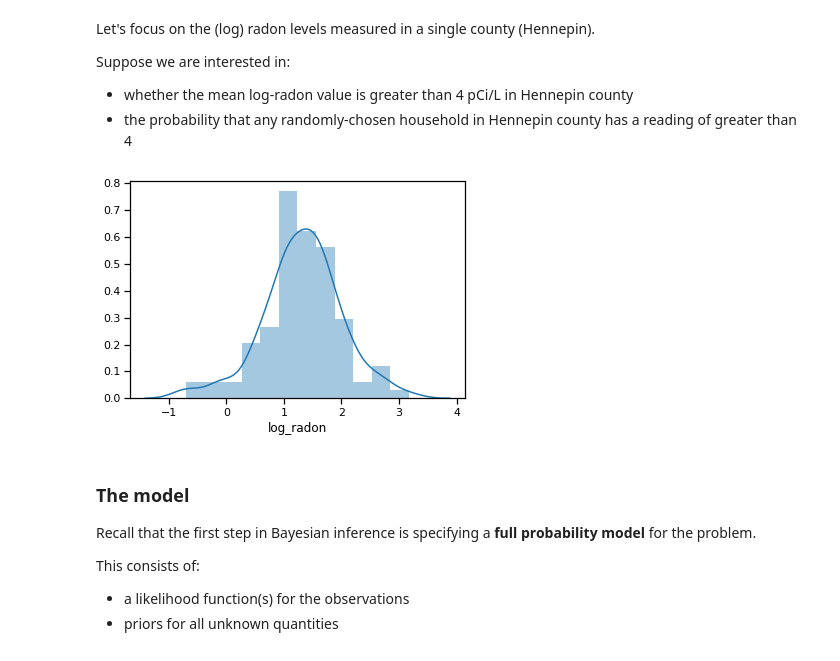
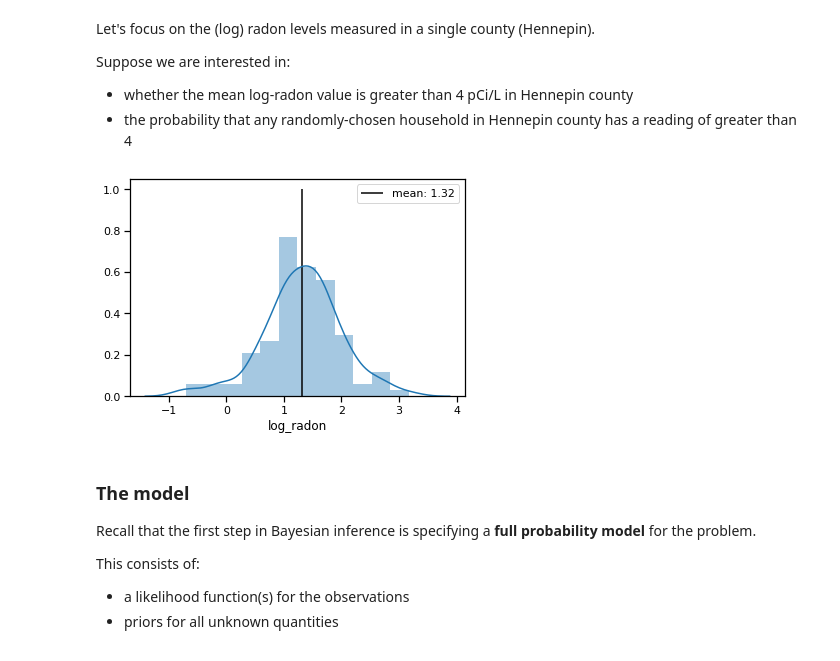
Before and after one commit to Robert-Muil/QB_Bayes_Course, a Jupyter notebook: notebooks/Section1_1-Basic_Bayes.ipynb, the cells around one changed output. Cells and saved outputs as stored; diff of their text form; code cells hidden in the pictures.

```diff
--- a/notebooks/Section1_1-Basic_Bayes.ipynb
+++ b/notebooks/Section1_1-Basic_Bayes.ipynb
@@ -247,8 +249,10 @@ Suppose we are interested in:
 # %%
 hennepin_radon = radon.query('county=="HENNEPIN"').log_radon
 sns.distplot(hennepin_radon);
+plt.vlines(hennepin_radon.mean(), 0, 1, label=f'mean: {hennepin_radon.mean():.2f}')
+plt.legend();
 # %% [output]
-[figure, old version]
+[figure, new version]
 # %% [markdown]
 ### The model
 
```
Also changed, not shown: parts of 40 cells of this notebook.
